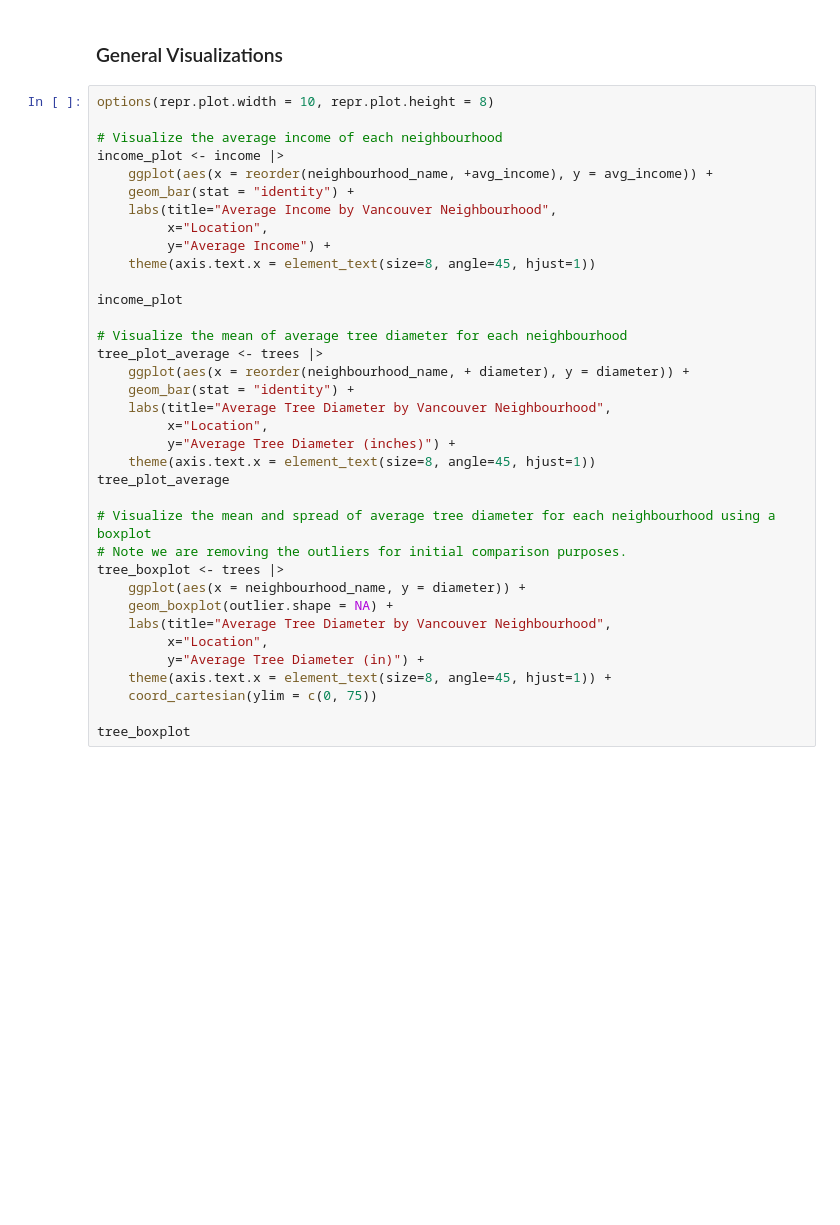
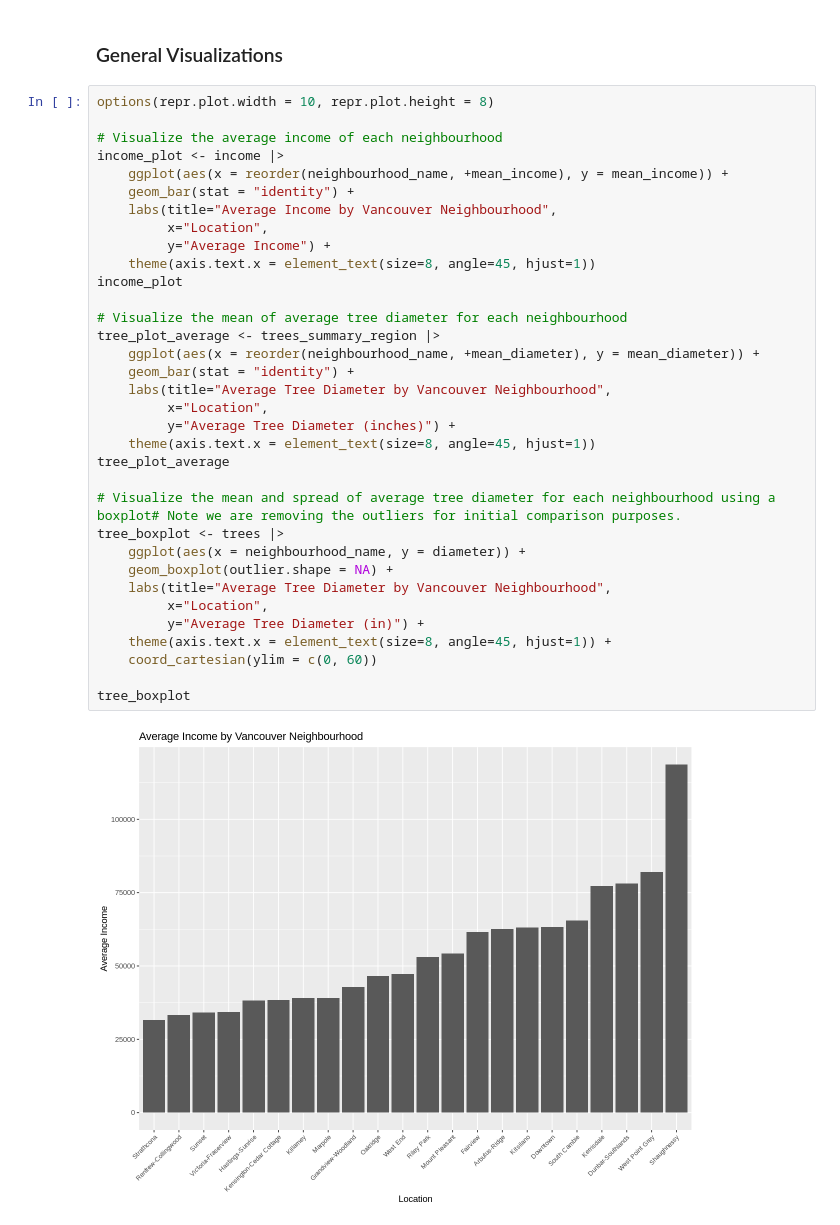
Before and after one commit to eshuaiii/stat-201-2023w1-group-50, a Jupyter notebook: 50_project_proposal.ipynb, the cells around one changed output. Drawn from its saved outputs; the diff is of its cells as text; blank space fills up the shorter version.

```diff
--- a/50_project_proposal.ipynb
+++ b/50_project_proposal.ipynb
@@ -288,36 +272,36 @@ A tibble: 22 × 2
 # %%
 options(repr.plot.width = 10, repr.plot.height = 8)
 
 # Visualize the average income of each neighbourhood
 income_plot <- income |>
-    ggplot(aes(x = reorder(neighbourhood_name, +avg_income), y = avg_income)) +
+    ggplot(aes(x = reorder(neighbourhood_name, +mean_income), y = mean_income)) +
     geom_bar(stat = "identity") +
     labs(title="Average Income by Vancouver Neighbourhood",
          x="Location",
          y="Average Income") +
     theme(axis.text.x = element_text(size=8, angle=45, hjust=1))
-
 income_plot
 
 # Visualize the mean of average tree diameter for each neighbourhood
-tree_plot_average <- trees |>
-    ggplot(aes(x = reorder(neighbourhood_name, + diameter), y = diameter)) +
+tree_plot_average <- trees_summary_region |>
+    ggplot(aes(x = reorder(neighbourhood_name, +mean_diameter), y = mean_diameter)) +
     geom_bar(stat = "identity") +
     labs(title="Average Tree Diameter by Vancouver Neighbourhood",
          x="Location",
          y="Average Tree Diameter (inches)") +
     theme(axis.text.x = element_text(size=8, angle=45, hjust=1))
 tree_plot_average
 
-# Visualize the mean and spread of average tree diameter for each neighbourhood using a boxplot
-# Note we are removing the outliers for initial comparison purposes.
+# Visualize the mean and spread of average tree diameter for each neighbourhood using a boxplot# Note we are removing the outliers for initial comparison purposes.
 tree_boxplot <- trees |>
     ggplot(aes(x = neighbourhood_name, y = diameter)) +
     geom_boxplot(outlier.shape = NA) +
     labs(title="Average Tree Diameter by Vancouver Neighbourhood",
          x="Location",
          y="Average Tree Diameter (in)") +
     theme(axis.text.x = element_text(size=8, angle=45, hjust=1)) +
-    coord_cartesian(ylim = c(0, 75))
+    coord_cartesian(ylim = c(0, 60))
 
 tree_boxplot
+# %% [output]
+[figure, added]
```
Also changed, not shown: parts of 8 cells of this notebook.
